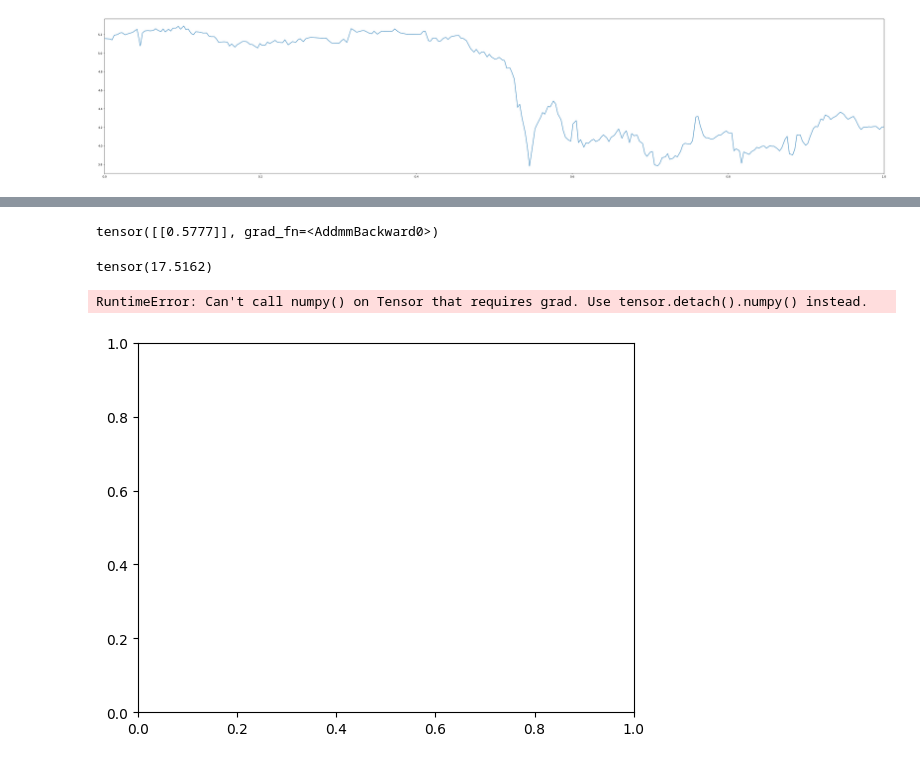
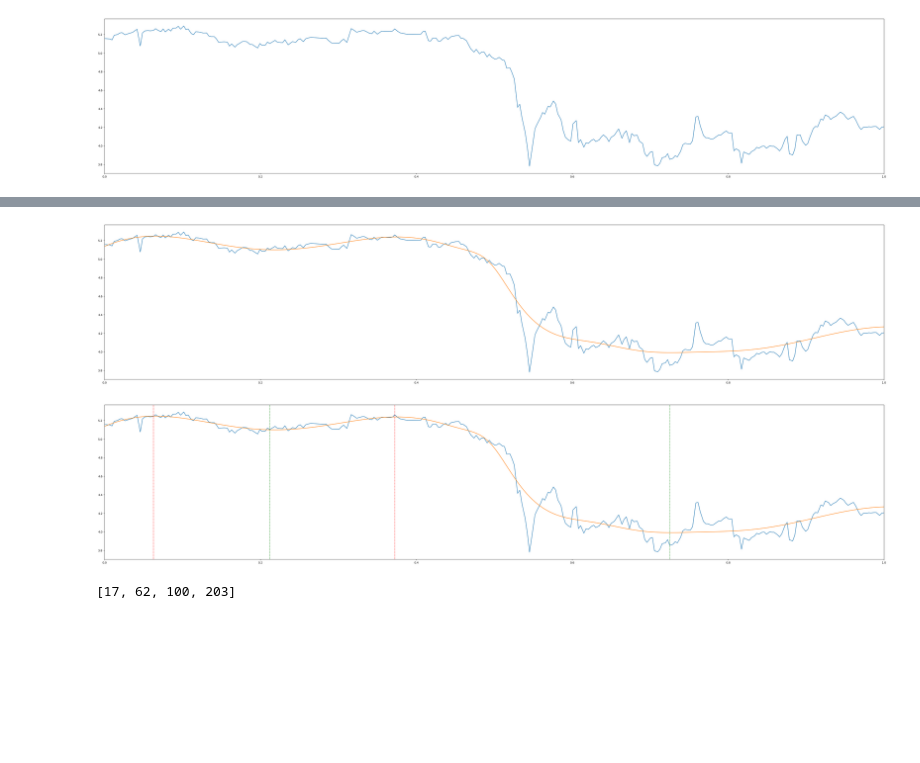
Before and after one commit to yarchickkk/approguru, a Jupyter notebook: play.ipynb, the cells around one changed output, grey strips where cells are left out. Cells and saved outputs as stored; diff of their text form; code cells hidden in the pictures; blank space fills up the shorter version.

```diff
--- a/play.ipynb
+++ b/play.ipynb
@@ -31,14 +31,25 @@ plt.margins(x=0);
 # %% [output]
 [figure]
 # %%
+def polynomial_features(x: torch.tensor, max_pow: int) -> torch.tensor:
+    """
+    This function takes a tensor of shape (-1, 1) and returns a new tensor
+    where each column corresponds to the input features raised to the
+    powers from 1 to 'max_pow'.
+    """
+    assert x.dim() == 2 and x.shape[-1] == 1, f"Input tensor must be of shape (-1, 1). Got {tuple(x.shape)} instead."
+    powers = torch.arange(1, max_pow + 1)
+    return torch.pow(x, powers)
+
+
 class MLP(nn.Module):
 
-    def __init__(self, hidden_ns: list) -> None:
+    def __init__(self, ipt_size: int, hidden_ns: list) -> None:
         super().__init__()
 
-        layers = [nn.Linear(1, hidden_ns[0]), nn.ReLU()]  # input layer + relu
+        layers = [nn.Linear(ipt_size, hidden_ns[0]), nn.GELU()]  # input layer + relu
         for n0, n1 in zip(hidden_ns[:-1], hidden_ns[1:]):  # hidden layers + relus
-            layers.extend([nn.Linear(n0, n1), nn.ReLU()])
+            layers.extend([nn.Linear(n0, n1), nn.GELU()])
         layers.append(nn.Linear(hidden_ns[-1], 1))  # output layer
 
         self.layers = nn.Sequential(*layers)  # stack layers
@@ -46,8 +57,9 @@ class MLP(nn.Module):
     def forward(self, x: torch.tensor) -> torch.tensor:
         return self.layers(x)
 # %%
-hidden_neurons = [5, 10, 5]
-model = MLP(hidden_neurons)
+input_size = 3
+hidden_neurons = [100, 200, 100]
+model = MLP(input_size, hidden_neurons)
 for layer in model.children():
     print(layer)
 # %% [output]
@@ -64,8 +76,7 @@ Sequential(
 # [288] -> [288, 1]
 Xn = Xn.view(-1, 1)
 Y = Y.view(-1, 1)
-Xn.requires_grad
-Y.requires_grad
-ipt = torch.tensor([[0]], dtype=torch.float32)
-print(model(ipt))
+# [288, 1] -> [288, num_polynomials]
+Xtr = polynomial_features(Xn, input_size)
+Xtr.shape
 # %% [output]
@@ -73,10 +84,10 @@ tensor([[0.1665]], grad_fn=<AddmmBackward0>)
 # %%
 mse_loss = nn.MSELoss(reduction="mean")
 optimizer = torch.optim.AdamW(model.parameters(), lr=1e-3)
-num_iters = 100
+num_iters = 1000
 for i in range(num_iters):
     optimizer.zero_grad(set_to_none=True)
-    preds = model(Xn)
+    preds = model(Xtr)
     loss = mse_loss(preds, Y)
     print(loss)
     loss.backward()
@@ -102,13 +113,9 @@ tensor(16.7411, grad_fn=<MseLossBackward0>)
-# %%
-print(model(ipt))
-# %% [output]
-tensor([[0.5777]], grad_fn=<AddmmBackward0>)
-# %%
-mse_loss(Xn, Y)
-# %% [output]
-tensor(17.5162)
-# %%
-plt.plot(Xn.view(-1), preds.)
-# %% [output]
-RuntimeError: Can't call numpy() on Tensor that requires grad. Use tensor.detach().numpy() instead.
-[figure, removed]
+# %%
+# Approximated function
+plt.figure(figsize=(50, 10))
+plt.plot(Xn, Y)
+# Approximation
+plt.plot(Xn, preds.detach())
+plt.margins(x=0);
+# %% [output]
+[figure, added]
@@ -114,0 +136,22 @@ RuntimeError: Can't call numpy() on Tensor that requires grad. Use tensor.detach
+# %%
+fig, ax = plt.subplots(figsize=(50, 10))
+
+ax.plot(Xn, Y)
+ax.plot(Xn, preds.detach())
+
+extremums = []
+for i, (prev, next) in enumerate(zip(grads, grads[1:])):
+    if prev <= 0 and next > 0:
+        ax.axvline(x=Xn[i], color='green', linestyle='--', linewidth=1)
+        extremums.append(i)
+    elif prev > 0 and next <= 0:
+        ax.axvline(x=Xn[i], color='red', linestyle='--', linewidth=1)
+        extremums.append(i)
+
+ax.margins(x=0);
+# %% [output]
+[figure, added]
+# %%
+extremums
+# %% [output]
+[17, 62, 100, 203]
```
Also changed, not shown: parts of 5 cells of this notebook.
